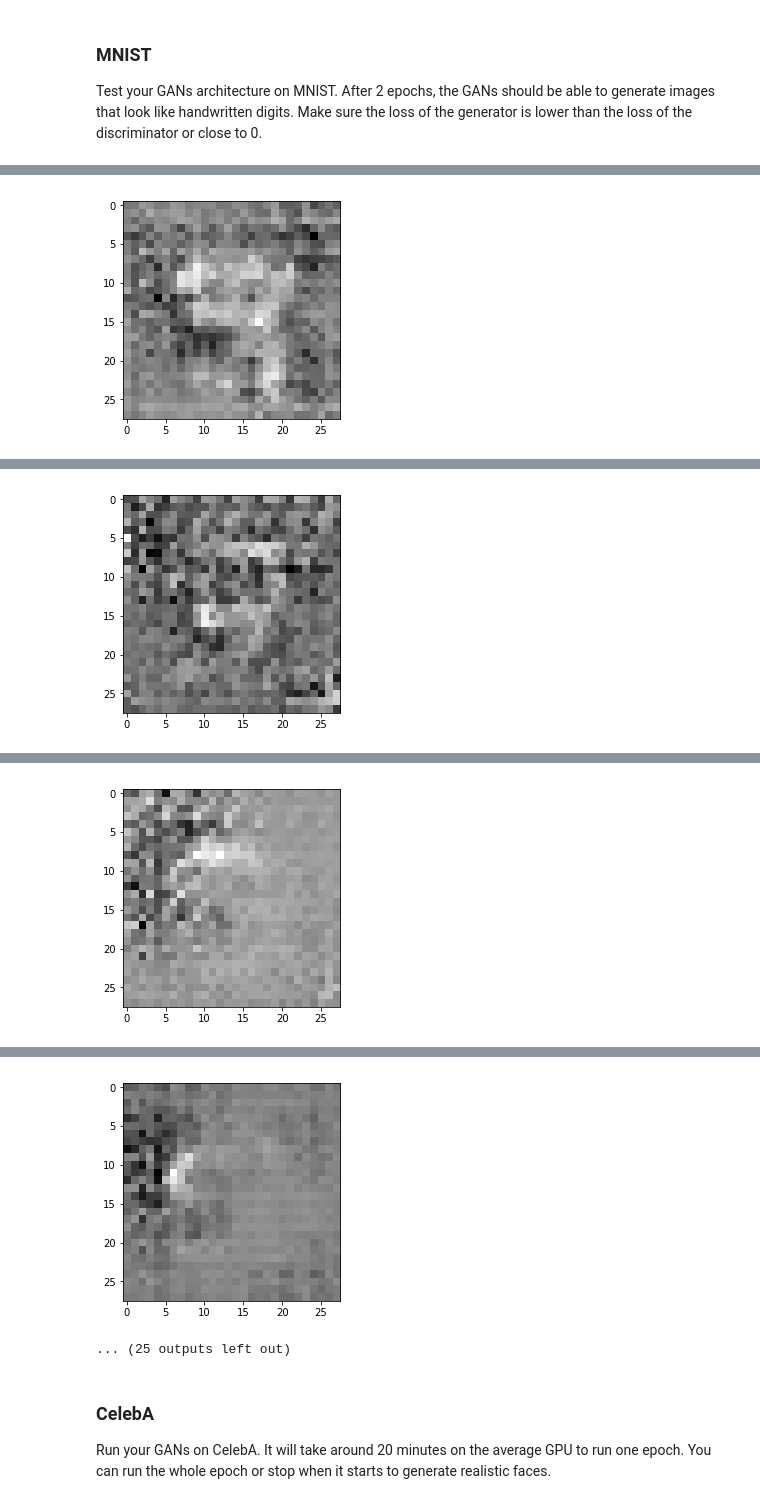
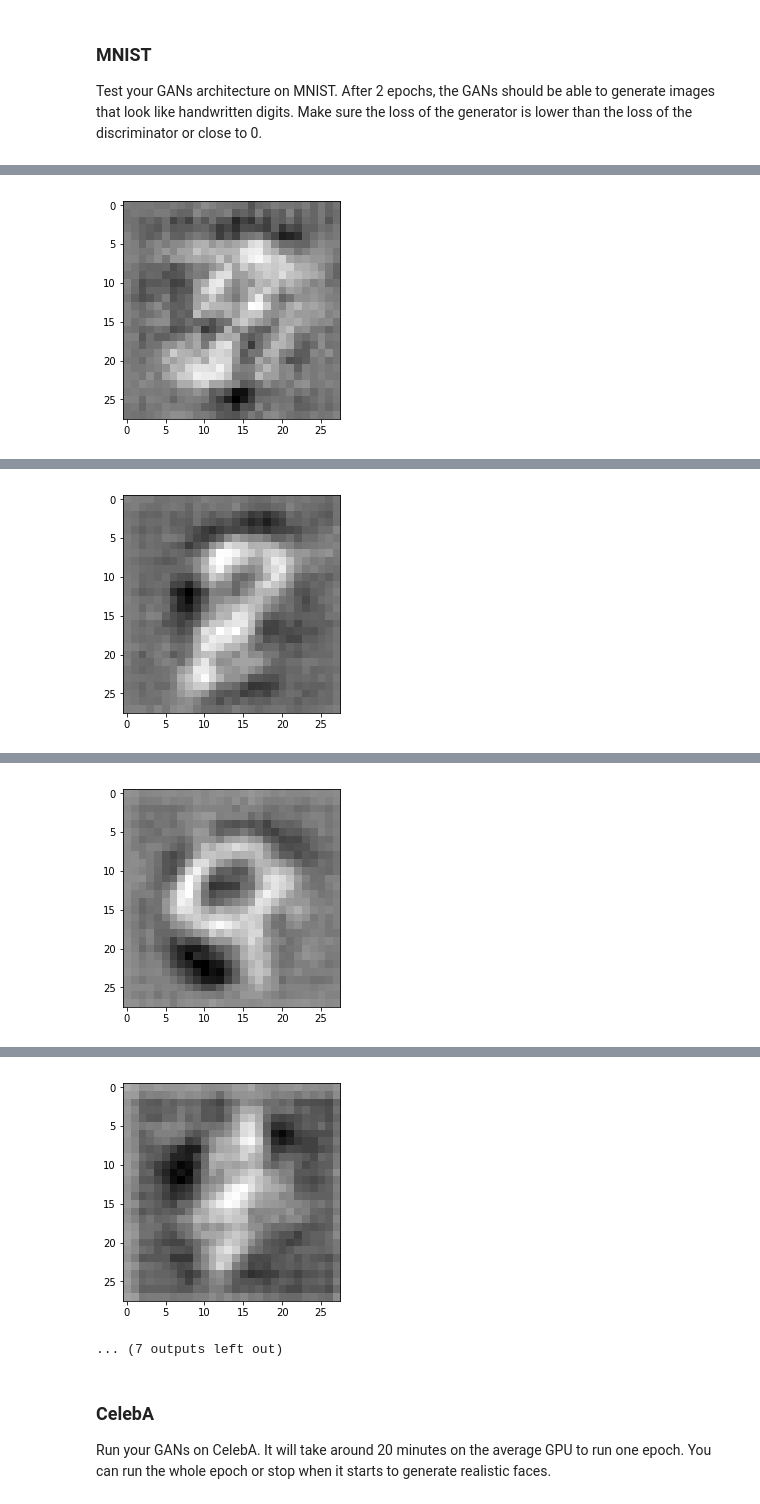
Before and after one commit to wlau0721/UdacityDeepLearningProjectFaceGeneration, a Jupyter notebook: dlnd_face_generation.ipynb, the cells around one changed output, grey strips where cells are left out. Cells and saved outputs as stored; diff of their text form; code cells hidden in the pictures.

```diff
--- a/dlnd_face_generation.ipynb
+++ b/dlnd_face_generation.ipynb
@@ -140,7 +143,7 @@ def discriminator(images, reuse=False):
     :return: Tuple of (tensor output of the discriminator, tensor logits of the discriminator)
     """
     # TODO: Implement Function
-    alpha = 0.02
+    alpha = 0.1
     with tf.variable_scope('discriminator', reuse=reuse):
     # Input layer is 28x28x3
         x1 = tf.layers.conv2d(images, 64, 5, strides=2, padding='same')
@@ -184,17 +187,17 @@ def generator(z, out_channel_dim, is_train=True):
     # TODO: Implement Function
 
     reuse = True
-    alpha = 0.02
+    alpha = 0.1
     with tf.variable_scope('generator', reuse=not is_train):
         # First fully connected layer
-        x1 = tf.layers.dense(z, 7*7*256)  #512
+        x1 = tf.layers.dense(z, 2*2*512)  #512
         # Reshape it to start the convolutional stack
-        x1 = tf.reshape(x1, (-1, 7, 7, 256))  #512
+        x1 = tf.reshape(x1, (-1, 2, 2, 512))  #512
         x1 = tf.layers.batch_normalization(x1, training=is_train)
         x1 = tf.maximum(alpha * x1, x1)
         # 4x4x512 now
 
-        x2 = tf.layers.conv2d_transpose(x1, 128, 5, strides=2, padding='same')  #256
+        x2 = tf.layers.conv2d_transpose(x1, 256, 5, strides=2, padding='valid')  #256
         x2 = tf.layers.batch_normalization(x2, training=is_train)
         x2 = tf.maximum(alpha * x2, x2)
 
@@ -202,14 +205,14 @@ def generator(z, out_channel_dim, is_train=True):
 
 # x2:  Tensor("generator/Maximum_1:0", shape=(?, 14, 14, 256), dtype=float32)
 
-#         x3 = tf.layers.conv2d_transpose(x2, 128, 5, strides=2, padding='same')
-#         x3 = tf.layers.batch_normalization(x3, training=is_train)
-#         x3 = tf.maximum(alpha * x3, x3)
-#         print("x3: ", x3)
-#         # 14x14x128 now
+        x3 = tf.layers.conv2d_transpose(x2, 128, 5, strides=2, padding='same')
+        x3 = tf.layers.batch_normalization(x3, training=is_train)
+        x3 = tf.maximum(alpha * x3, x3)
+        print("x3: ", x3)
+        # 14x14x128 now
 
         # Output layer
-        logits = tf.layers.conv2d_transpose(x2, out_channel_dim, 5, strides=2, padding='same')
+        logits = tf.layers.conv2d_transpose(x3, out_channel_dim, 5, strides=2, padding='same')
 
 #         # 28x28x3 now
 
@@ -371,6 +385,9 @@ def train(epoch_count, batch_size, z_dim, learning_rate, beta1, get_batches, dat
                 # TODO: Train Model
                 steps += 1
 
+                # rescale the true images, between -1 to 1 too.
+                batch_images = batch_images*2
+
                 # Sample random noise for G
                 batch_z = np.random.uniform(-1, 1, size=(batch_size, z_dim))
 
@@ -401,9 +419,9 @@ Test your GANs architecture on MNIST.  After 2 epochs, the GANs should be able t
 # %%
 %%time
 
-batch_size = 64 #None
-z_dim = 64 #None
-learning_rate = 0.001 #None
+batch_size = 128 #None
+z_dim = 100 #None
+learning_rate = 0.0003 #None
 beta1 = 0.1 #None
 
 
@@ -456 +478 @@ Epoch 1/2... Discriminator Loss: 0.8956... Generator Loss: 0.6493
-[figure, old version]
+[figure, new version]
@@ -467 +490 @@ Epoch 1/2... Discriminator Loss: 0.0836... Generator Loss: 3.0108
-[figure, old version]
+[figure, new version]
@@ -478 +502 @@ Epoch 1/2... Discriminator Loss: 0.0502... Generator Loss: 3.7856
-[figure, old version]
+[figure, new version]
@@ -489,5 +514,5 @@ Epoch 1/2... Discriminator Loss: 0.2388... Generator Loss: 1.8679
-[figure, old version]
+[figure, new version]
-... (25 outputs left out)
+... (7 outputs left out)
 # %% [markdown]
 ### CelebA
 Run your GANs on CelebA.  It will take around 20 minutes on the average GPU to run one epoch.  You can run the whole epoch or stop when it starts to generate realistic faces.
```
Also changed, not shown: parts of 9 cells of this notebook.
